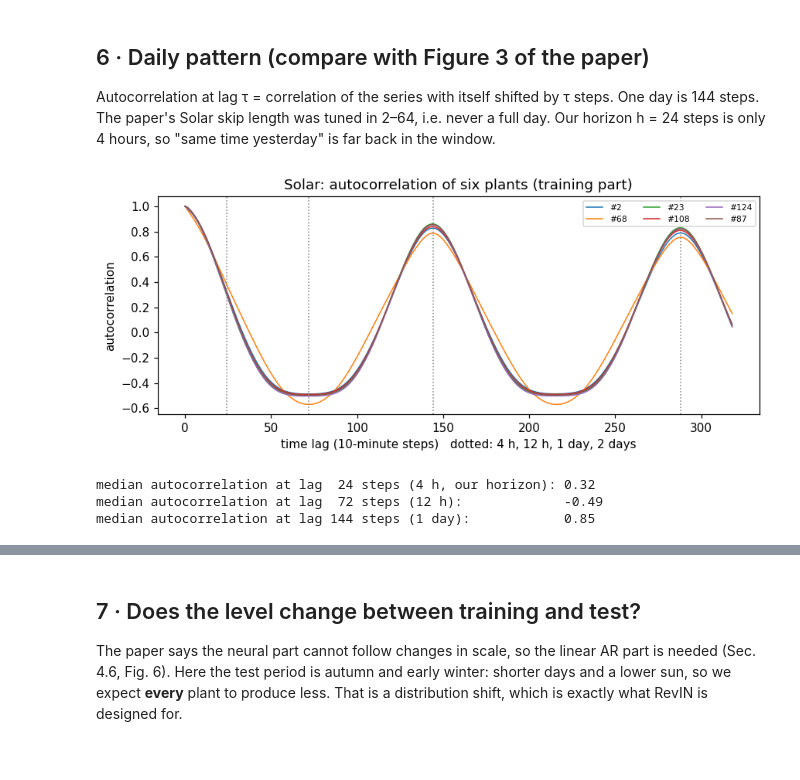
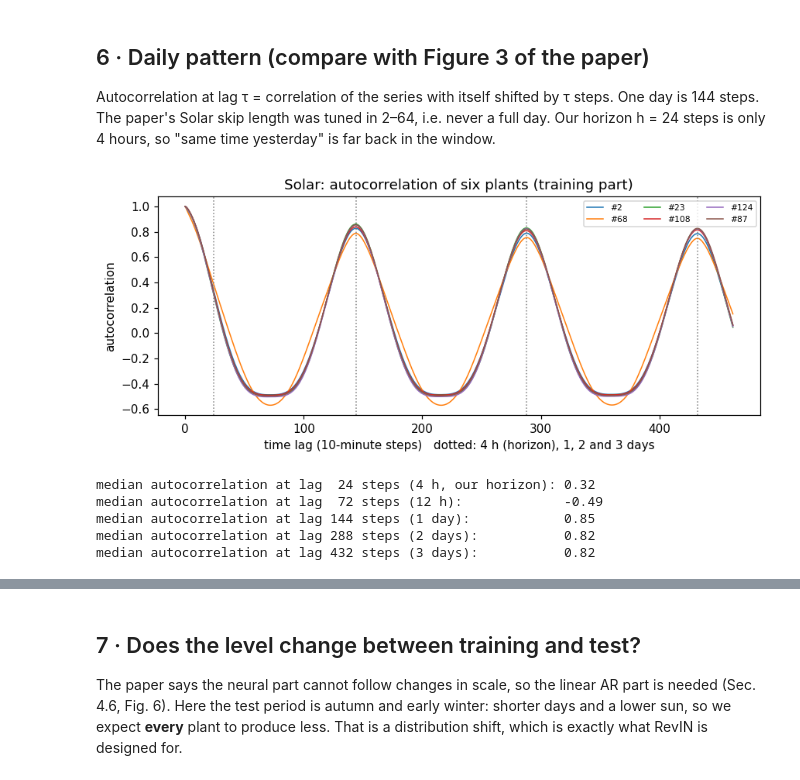
Before and after one commit to Chandana18G/lstnet-reproduction, a Jupyter notebook: notebooks/01_explore_solar.ipynb, the cells around one changed output, grey strips where cells are left out. Cells and saved outputs as stored; diff of their text form; code cells hidden in the pictures.

Commit message:
Solar notebook: day length, 2- and 3-day autocorrelation, what a one-day skip needs

```diff
--- a/notebooks/01_explore_solar.ipynb
+++ b/notebooks/01_explore_solar.ipynb
@@ -169,36 +194,40 @@ Our horizon h = 24 steps is only 4 hours, so "same time yesterday" is far back i
 # %%
 def autocorr(series, max_lag):
     """Autocorrelation for the lags 0, 1, ..., max_lag."""
     s = series - series.mean()              # centre the series around 0
     var = (s * s).sum()
     result = []
     for k in range(max_lag + 1):
         # multiply the series with itself shifted by k steps, add up, scale to -1 .. 1
         result.append((s[: len(s) - k] * s[k:]).sum() / var)
     return np.array(result)
 
-max_lag = 2 * STEPS_PER_DAY + 30   # a bit more than two days
+max_lag = 3 * STEPS_PER_DAY + 30   # a bit more than three days
 fig, ax = plt.subplots(figsize=(8, 3.5))
 for j in rng.choice(n, size=6, replace=False):
     ax.plot(autocorr(x[:train_end, j], max_lag), lw=1, label=f"#{j}")
-for lag in (24, 72, 144, 288):
+for lag in (24, 144, 288, 432):
     ax.axvline(lag, color="grey", ls=":", lw=1)
-ax.set_xlabel("time lag (10-minute steps)   dotted: 4 h, 12 h, 1 day, 2 days")
+ax.set_xlabel("time lag (10-minute steps)   dotted: 4 h (horizon), 1, 2 and 3 days")
 ax.set_ylabel("autocorrelation")
 ax.set_title("Solar: autocorrelation of six plants (training part)")
 ax.legend(fontsize=7, ncol=3)
 plt.tight_layout()
 fig.savefig(FIGS / "solar_autocorrelation.png")
 plt.show()
 # %% [output]
-[figure, old version]
+[figure, new version]
 # %%
 # How strong are the patterns across ALL plants?
-acf_all = np.array([autocorr(x[:train_end, j], STEPS_PER_DAY) for j in range(n)])
+acf_all = np.array([autocorr(x[:train_end, j], 3 * STEPS_PER_DAY) for j in range(n)])
 print(f"median autocorrelation at lag  24 steps (4 h, our horizon): {np.median(acf_all[:, 24]):.2f}")
 print(f"median autocorrelation at lag  72 steps (12 h):             {np.median(acf_all[:, 72]):.2f}")
 print(f"median autocorrelation at lag 144 steps (1 day):            {np.median(acf_all[:, 144]):.2f}")
+print(f"median autocorrelation at lag 288 steps (2 days):           {np.median(acf_all[:, 288]):.2f}")
+print(f"median autocorrelation at lag 432 steps (3 days):           {np.median(acf_all[:, 432]):.2f}")
 # %% [output]
 median autocorrelation at lag  24 steps (4 h, our horizon): 0.32
 median autocorrelation at lag  72 steps (12 h):             -0.49
 median autocorrelation at lag 144 steps (1 day):            0.85
+median autocorrelation at lag 288 steps (2 days):           0.82
+median autocorrelation at lag 432 steps (3 days):           0.82
```
Also changed, not shown: parts of 6 cells of this notebook, 2 other files.
